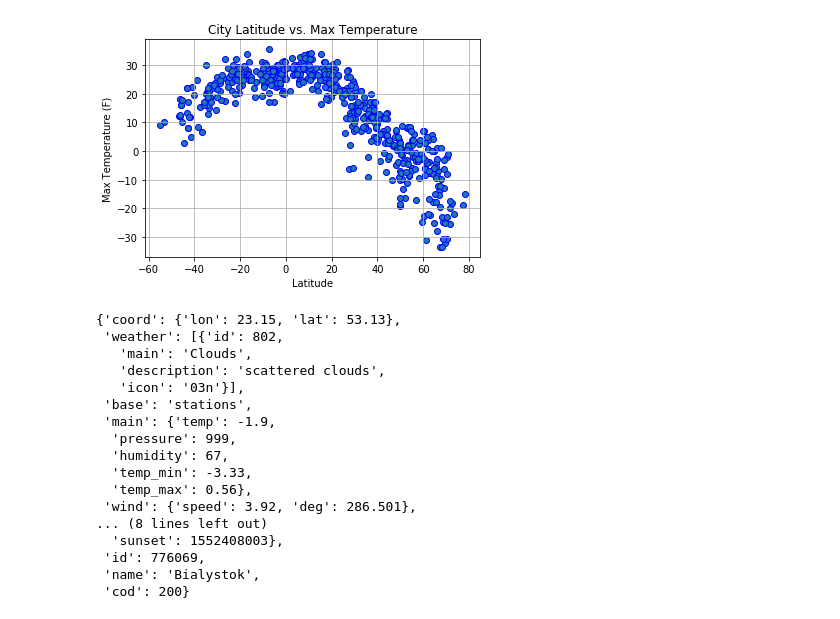
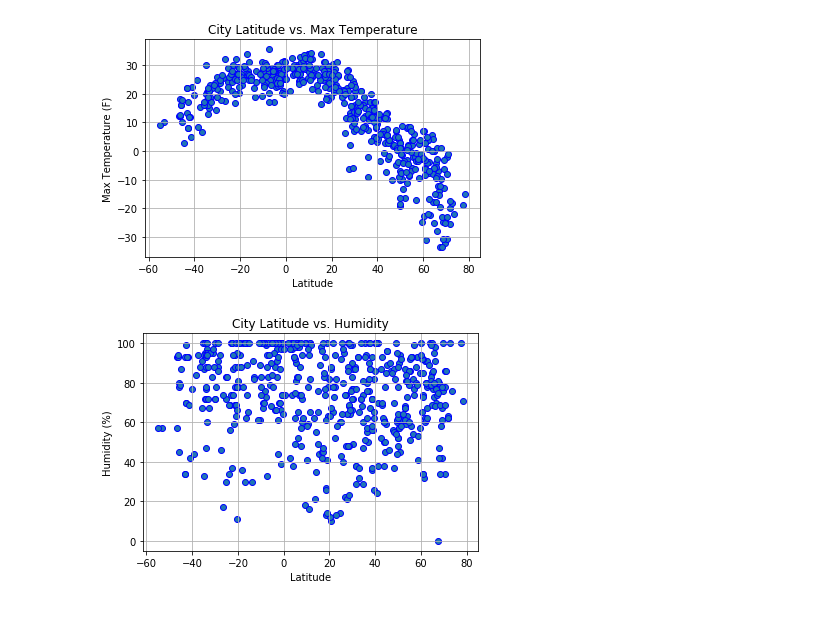
Before and after one commit to ulyssey28/Openweather_API, a Jupyter notebook: starter_code/API_Open_Weather.ipynb, the cells around one changed output. Drawn from its saved outputs; the diff is of its cells as text; code cells hidden in the pictures.

```diff
--- a/starter_code/API_Open_Weather.ipynb
+++ b/starter_code/API_Open_Weather.ipynb
@@ -121,23 +121,13 @@ plt.grid()
 plt.show()
 # %% [output]
 [figure]
-# %%
-data
-# %% [output]
-{'coord': {'lon': 23.15, 'lat': 53.13},
- 'weather': [{'id': 802,
-   'main': 'Clouds',
-   'description': 'scattered clouds',
-   'icon': '03n'}],
- 'base': 'stations',
- 'main': {'temp': -1.9,
-  'pressure': 999,
-  'humidity': 67,
-  'temp_min': -3.33,
-  'temp_max': 0.56},
- 'wind': {'speed': 3.92, 'deg': 286.501},
-... (8 lines left out)
-  'sunset': 1552408003},
- 'id': 776069,
- 'name': 'Bialystok',
- 'cod': 200}
+# %%
+plt.scatter(City_weather_df['Lat'], City_weather_df['Humidity'], marker='o', edgecolors= 'b')
+plt.title("City Latitude vs. Humidity")
+plt.xlabel("Latitude")
+plt.ylabel("Humidity (%)")
+plt.ylim(-5, 105)
+plt.grid()
+plt.show()
+# %% [output]
+[figure, added]
```
Also changed, not shown: parts of 2 cells of this notebook.
